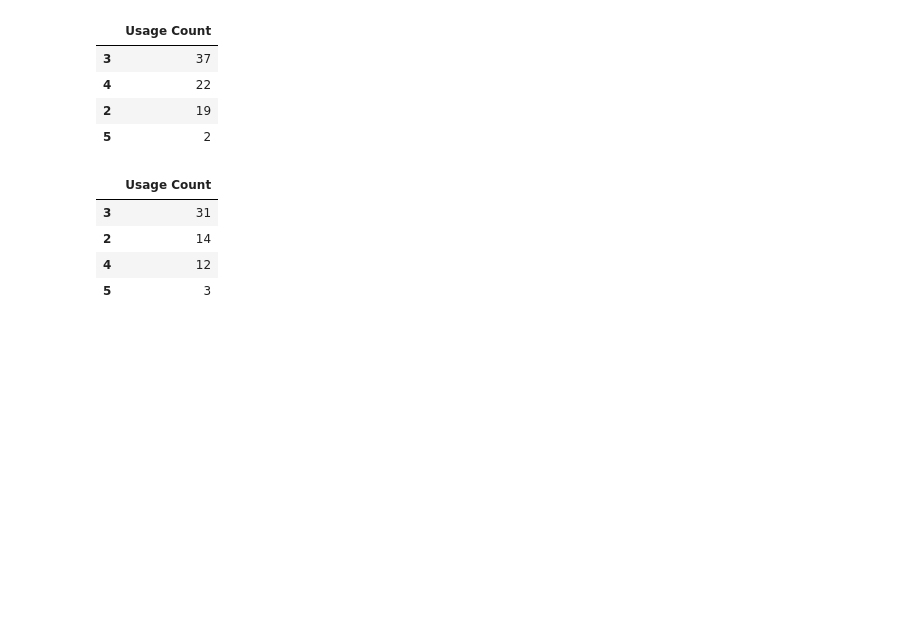
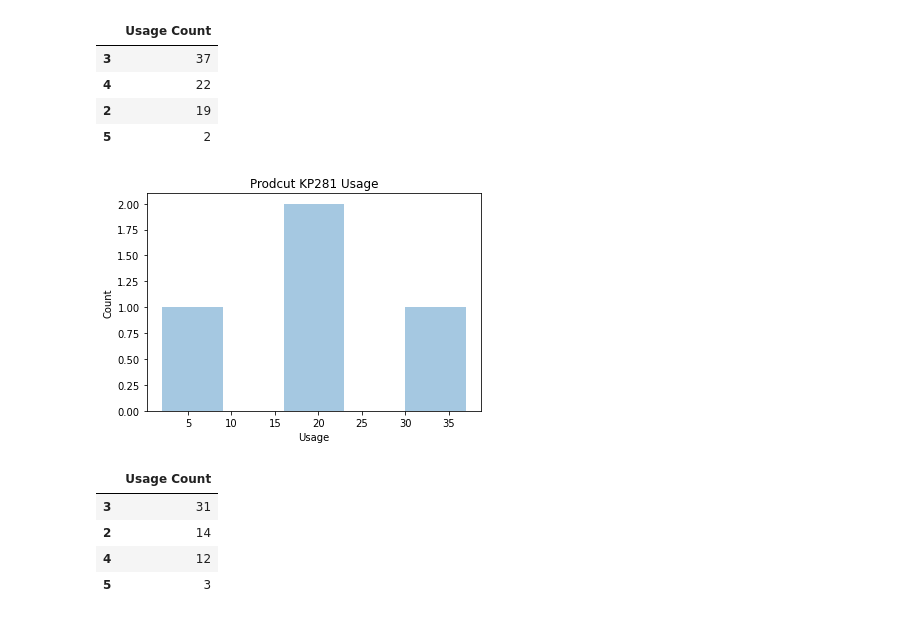
Before and after one commit to pkmariya/Python, a Jupyter notebook: AerofitCaseStudy_Mariya_DSMLJune22.ipynb, the cells around one changed output. Cells and saved outputs as stored; diff of their text form; code cells hidden in the pictures; blank space fills up the shorter version.

```diff
--- a/AerofitCaseStudy_Mariya_DSMLJune22.ipynb
+++ b/AerofitCaseStudy_Mariya_DSMLJune22.ipynb
@@ -269,6 +275,15 @@ KP1_Usage_df
 | 4 | 22 |
 | 2 | 19 |
 | 5 | 2 |
+# %%
+sns.distplot(KP1_Usage_df, bins=5, kde=False)
+plt.title("Prodcut KP281 Usage")
+plt.xlabel("Usage")
+plt.ylabel('Count')
+
+plt.show()
+# %% [output]
+[figure, added]
 # %%
 # KP481 Product by Usage
 KP2_Usage = {'Usage Count': aero_df[aero_df['Product']=='KP481']['Usage'].value_counts()}
```
Also changed, not shown: parts of 6 cells of this notebook.
